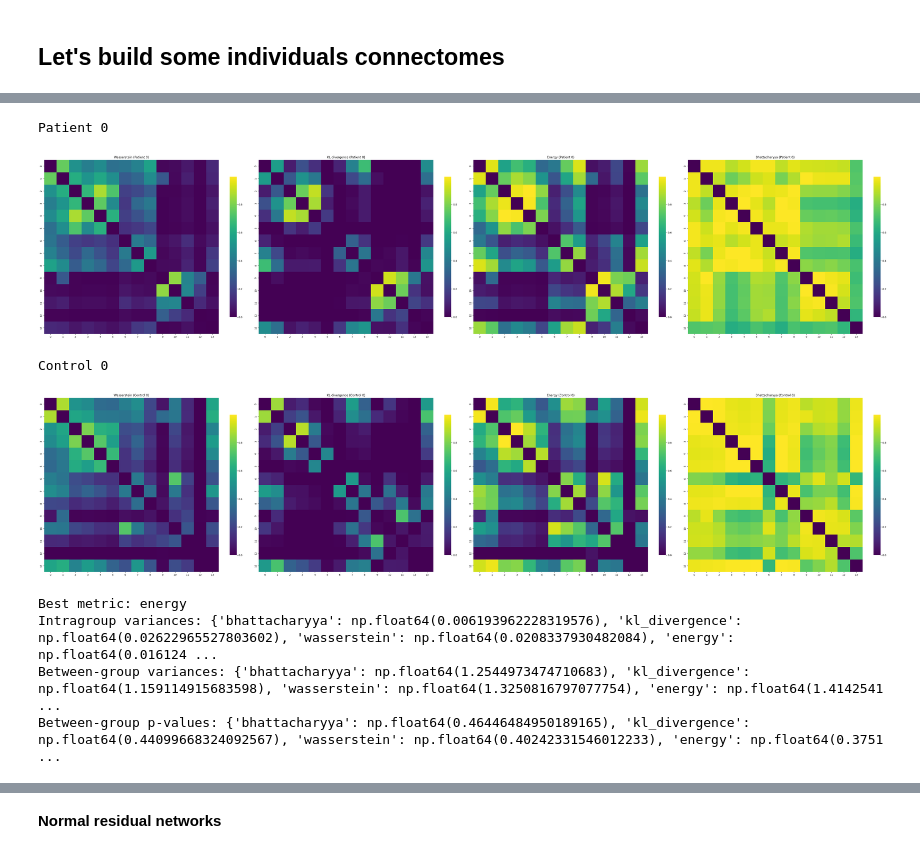
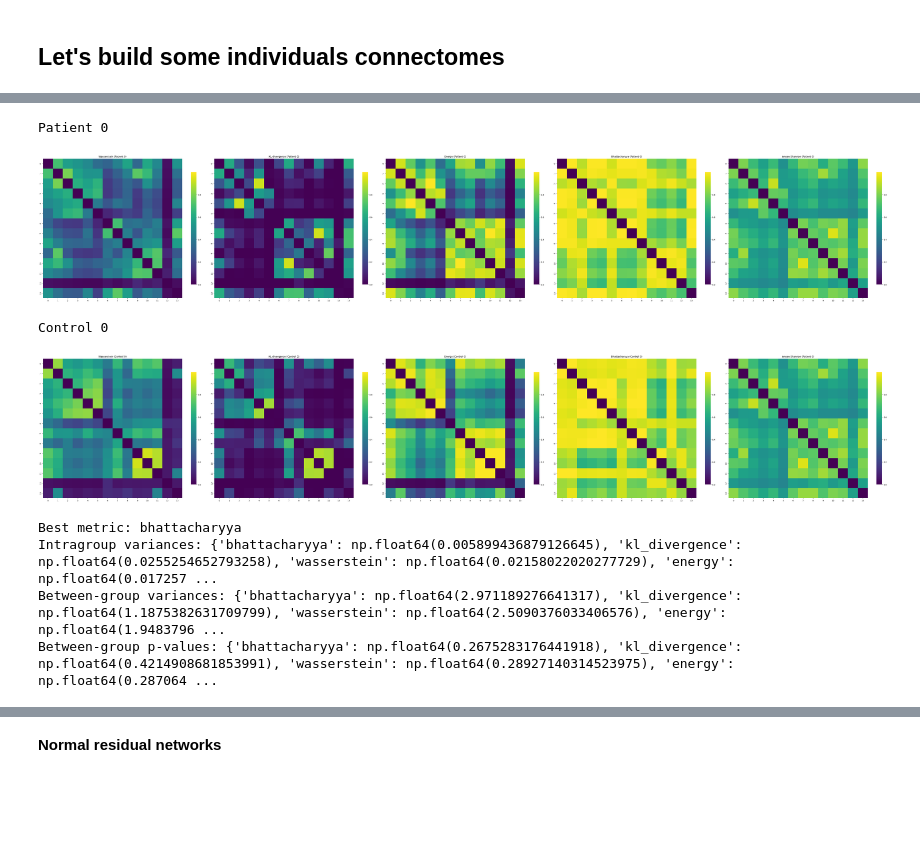
Before and after one commit to Aldric-L/Connectomes-MVA, a Jupyter notebook: explorationReduced.ipynb, the cells around one changed output, grey strips where cells are left out. Saved outputs shown, nothing was run; the diff lists cells and outputs as text; code cells hidden in the pictures; blank space fills up the shorter version.

```diff
--- a/explorationReduced.ipynb
+++ b/explorationReduced.ipynb
@@ -24,13 +25,25 @@ from utilsExploration import *
 
 random.seed(2003)
 np.random.seed(2003)
+# %%
+# Load data if already saved, otherwise compute and save
+patients_folder = "../Data/PATIENTS-IDIOPATHIQUES"
+controls_folder = "../Data/CONTROLES"
+
+patients_data = load_from_csv_patient_data(patients_folder)
+if not patients_data:  # If the folder is empty, compute and save
+    print("Unable to load precomputed data for patients, reimporting...")
+    patients_data = load_data_from_patients_folder(patients_folder, resample_max_length=None)
+    patients_data = create_meta_organs(patients_data, resample_max_length=5000)
+    save_patient_data(patients_data, patients_folder)
+
+controls_data = load_from_csv_patient_data(controls_folder)
+if not controls_data:
+    print("Unable to load precomputed data for controls, reimporting...")
+    controls_data = load_data_from_patients_folder(controls_folder, resample_max_length=None)
+    controls_data = create_meta_organs(controls_data, resample_max_length=5000)
+    save_patient_data(controls_data, controls_folder)
 # %%
-patients_data = load_data_from_patients_folder("../Data/PATIENTS-IDIOPATHIQUES", resample_max_length=None)
-patients_data = create_meta_organs(patients_data, resample_max_length=5000)
-
-controls_data = load_data_from_patients_folder("../Data/CONTROLES", resample_max_length=None)
-controls_data = create_meta_organs(controls_data, resample_max_length=5000)
-
 patients = patients_data.keys()
 controls = controls_data.keys()
 
@@ -379,30 +187,28 @@ Control 19780728 completed
 # %%
 print("Patient 0")
 #print_adjacency_matrices(patients_connectomes[patients_list[0]])
 plot_correlogram(patients_connectomes[patients_list[0]]["wasserstein"],
                  patients_connectomes[patients_list[0]]["kl_divergence"],
                  patients_connectomes[patients_list[0]]["energy"],
                  patients_connectomes[patients_list[0]]["bhattacharyya"],
-                 titles=["Wasserstein (Patient 0)", "KL divergence (Patient 0)", "Energy (Patient 0)", "Bhattacharyya (Patient 0)"])
+                 patients_connectomes[patients_list[0]]["jensen_shannon"],
+                 titles=["Wasserstein (Patient 0)", "KL divergence (Patient 0)", "Energy (Patient 0)", "Bhattacharyya (Patient 0)", "Jensen Shannon (Patient 0)"])
 
 print("Control 0")
 #print_adjacency_matrices(patients_connectomes[patients_list[0]])
 plot_correlogram(controls_connectomes[controls_list[0]]["wasserstein"],
                  controls_connectomes[controls_list[0]]["kl_divergence"],
                  controls_connectomes[controls_list[0]]["energy"],
                  controls_connectomes[controls_list[0]]["bhattacharyya"],
-                 titles=["Wasserstein (Control 0)", "KL divergence (Control 0)", "Energy (Control 0)", "Bhattacharyya (Control 0)"],)
+                 patients_connectomes[patients_list[0]]["jensen_shannon"],
+                 titles=["Wasserstein (Control 0)", "KL divergence (Control 0)", "Energy (Control 0)", "Bhattacharyya (Control 0)", "Jensen Shannon (Patient 0)"],)
 # %% [output]
 Patient 0
-[figure, old version]
+[figure, new version]
 Control 0
-[figure, old version]
+[figure, new version]
 # %%
 from scipy.stats import f_oneway
-
-# Assuming controls_connectomes, patients_connectomes, other_controls_connectomes are defined
-# and build_adjacency_matrix2, energy_distance, kl_divergence_histogram, wasserstein_approximation,
-# bhattacharyya_quantile, bhattacharyya, resample_vectors are defined elsewhere.
 
 def compute_variance(connectomes_dict, metric):
     """Computes the variance of adjacency matrices for a given metric."""
@@ -457,7 +263,7 @@ def compute_between_group_variance(connectomes_dicts, metric):
 
 def find_optimal_metric(patients_connectomes, controls_connectomes, other_controls_connectomes):
     """Finds the metric that minimizes intragroup variance and maximizes between-group variance."""
-    metrics = ['bhattacharyya', 'kl_divergence', 'wasserstein', 'energy']
+    metrics = ['bhattacharyya', 'kl_divergence', 'wasserstein', 'energy', 'jensen_shannon']
 
     intragroup_variances = {}
     between_group_f_values = {}
@@ -509,10 +315,10 @@ print("Intragroup variances:", intragroup_vars)
 print("Between-group variances:", between_group_vars)
 print("Between-group p-values:", between_group_p_values)
 # %% [output]
-Best metric: energy
-Intragroup variances: {'bhattacharyya': np.float64(0.006193962228319576), 'kl_divergence': np.float64(0.02622965527803602), 'wasserstein': np.float64(0.0208337930482084), 'energy': np.float64(0.016124 ...
-Between-group variances: {'bhattacharyya': np.float64(1.2544973474710683), 'kl_divergence': np.float64(1.159114915683598), 'wasserstein': np.float64(1.3250816797077754), 'energy': np.float64(1.4142541 ...
-Between-group p-values: {'bhattacharyya': np.float64(0.46446484950189165), 'kl_divergence': np.float64(0.44099668324092567), 'wasserstein': np.float64(0.40242331546012233), 'energy': np.float64(0.3751 ...
+Best metric: bhattacharyya
+Intragroup variances: {'bhattacharyya': np.float64(0.005899436879126645), 'kl_divergence': np.float64(0.0255254652793258), 'wasserstein': np.float64(0.02158022020277729), 'energy': np.float64(0.017257 ...
+Between-group variances: {'bhattacharyya': np.float64(2.971189276641317), 'kl_divergence': np.float64(1.1875382631709799), 'wasserstein': np.float64(2.5090376033406576), 'energy': np.float64(1.9483796 ...
+Between-group p-values: {'bhattacharyya': np.float64(0.2675283176441918), 'kl_divergence': np.float64(0.4214908681853991), 'wasserstein': np.float64(0.28927140314523975), 'energy': np.float64(0.287064 ...
 # %%
 __METRIC__ = "energy"
 # %%
```
Also changed, not shown: parts of 20 cells of this notebook, 5 other files.
